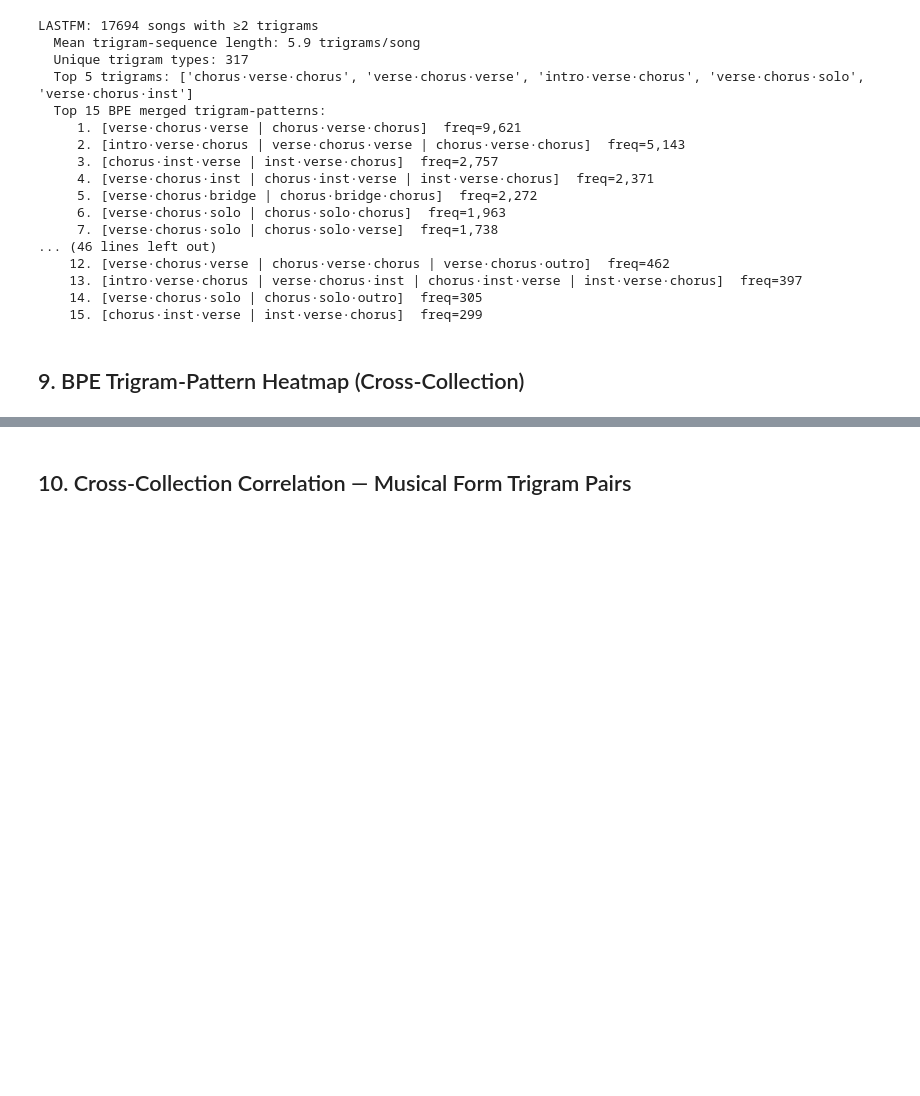
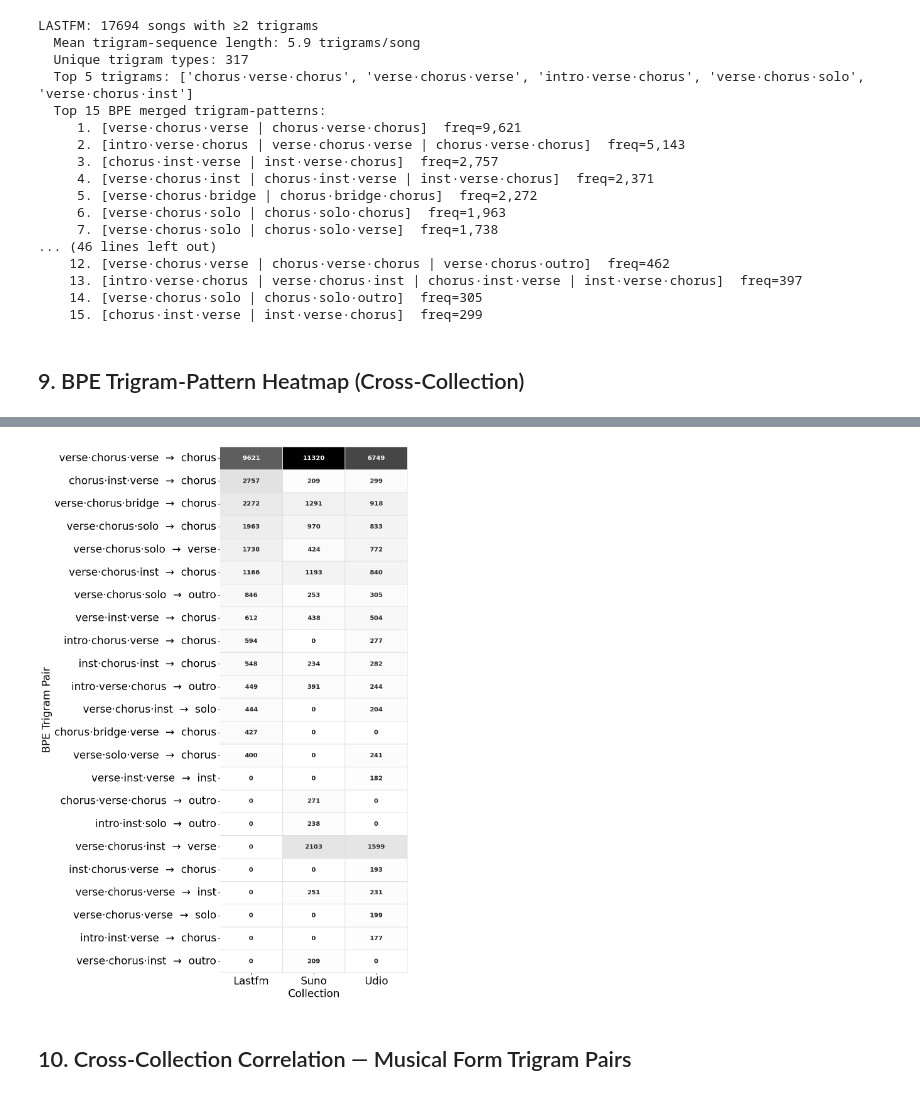
Before and after one commit to Dazzid/Aimir_Structure, a Jupyter notebook: src/musical_form_ace.ipynb, the cells around one changed output, grey strips where cells are left out. Drawn from its saved outputs; the diff is of its cells as text; code cells hidden in the pictures; blank space fills up the shorter version.

```diff
--- a/src/musical_form_ace.ipynb
+++ b/src/musical_form_ace.ipynb
@@ -620,3 +624,59 @@ plt.show()
+# %%
+# ── BPE Trigram-Pattern Heatmap sorted by LastFM frequency ──
+# Same patterns, but sorted to highlight the most common BPE pairs in the human-curated collection
+
+# Sort by LastFM frequency (descending)
+def pattern_lastfm_freq(pat):
+    for pat2, freq in bpe_results['lastfm'][2]:
+        p2 = tuple(tuple(x) if isinstance(x, tuple) else (x,) for x in pat2)
+        if p2 == pat:
+            return freq
+    return 0
+
+pattern_list_lf = sorted(all_patterns, key=pattern_lastfm_freq, reverse=True)
+
+# Build frequency matrix
+freq_matrix_lf = np.zeros((len(pattern_list_lf), len(COLLECTIONS)))
+for i, pat in enumerate(pattern_list_lf):
+    for j, col in enumerate(COLLECTIONS):
+        for p, freq in bpe_results[col][2]:
+            p_norm = tuple(tuple(x) if isinstance(x, tuple) else (x,) for x in p)
+            if p_norm == pat:
+                freq_matrix_lf[i, j] = freq
+                break
+
+# Normalize per collection
+col_totals_lf = freq_matrix_lf.sum(axis=0, keepdims=True)
+col_totals_lf[col_totals_lf == 0] = 1
+freq_norm_lf = freq_matrix_lf / col_totals_lf
+
+y_labels_lf = [pattern_label(p) for p in pattern_list_lf]
+
+n_patterns_lf = len(pattern_list_lf)
+fig, ax = plt.subplots(figsize=(10, max(10, n_patterns_lf * 0.65)), dpi=120)
+sns.heatmap(
+    freq_norm_lf,
+    ax=ax,
+    xticklabels=[c.capitalize() for c in COLLECTIONS],
+    yticklabels=y_labels_lf,
+    cmap='Greys',
+    linewidths=1,
+    linecolor='#E0E0E0',
+    annot=freq_matrix_lf.astype(int),
+    fmt='d',
+    annot_kws={'fontsize': 12, 'fontweight': 'bold'},
+    cbar=False,
+)
+ax.set_xlabel('Collection', fontsize=20)
+ax.set_ylabel('BPE Trigram Pair', fontsize=20)
+# ax.set_title('BPE Musical Form Trigram Pairs — Sorted by LastFM', fontsize=24, pad=15)
+ax.tick_params(axis='y', labelsize=20)
+ax.tick_params(axis='x', labelsize=20)
+plt.tight_layout()
+plt.savefig('../Figures/musical_form_bpe_trigram_heatmap_lastfm.png', dpi=300, bbox_inches='tight')
+plt.show()
+# %% [output]
+[figure, added]
 # %% [markdown]
 ## 10. Cross-Collection Correlation — Musical Form Trigram Pairs
 # %%
```
Also changed, not shown: parts of 5 cells of this notebook, 25 other files.
